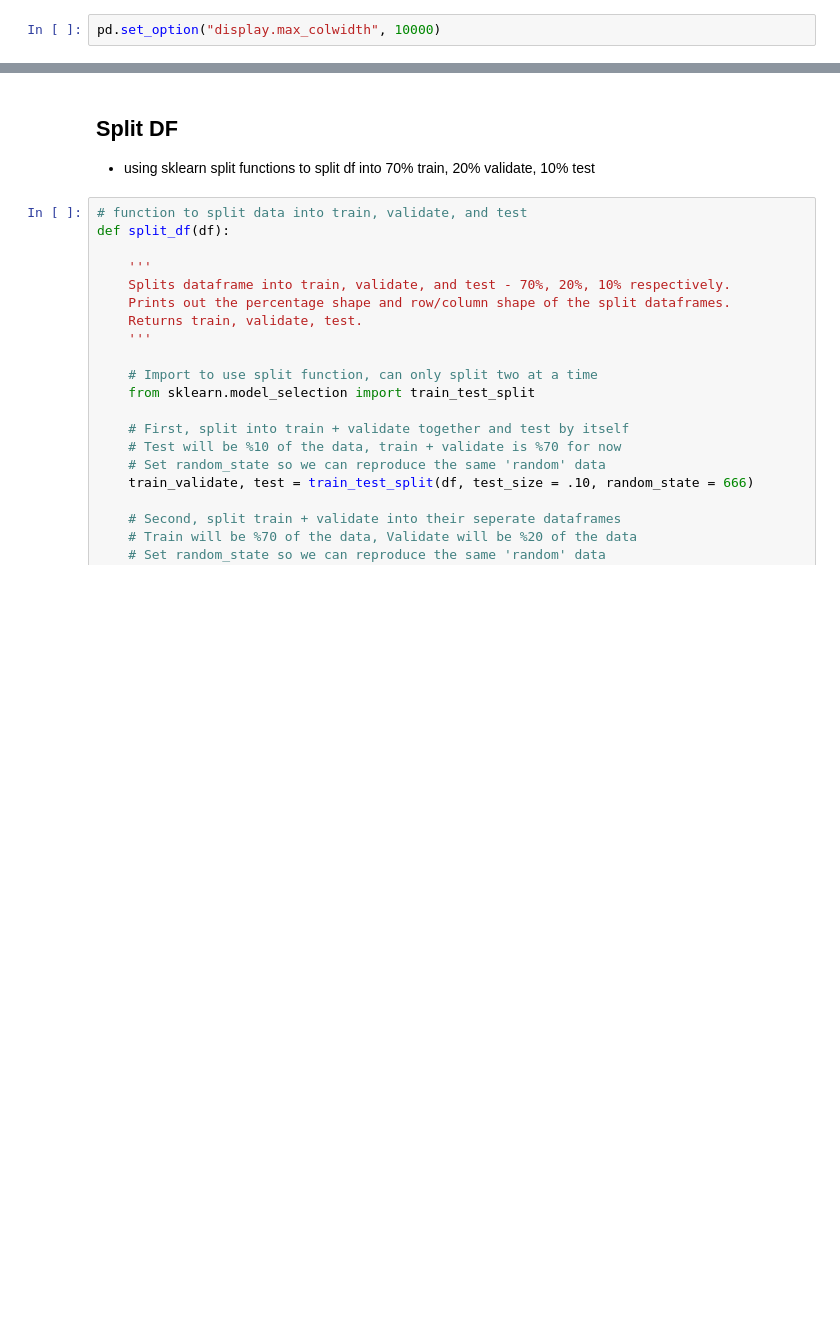
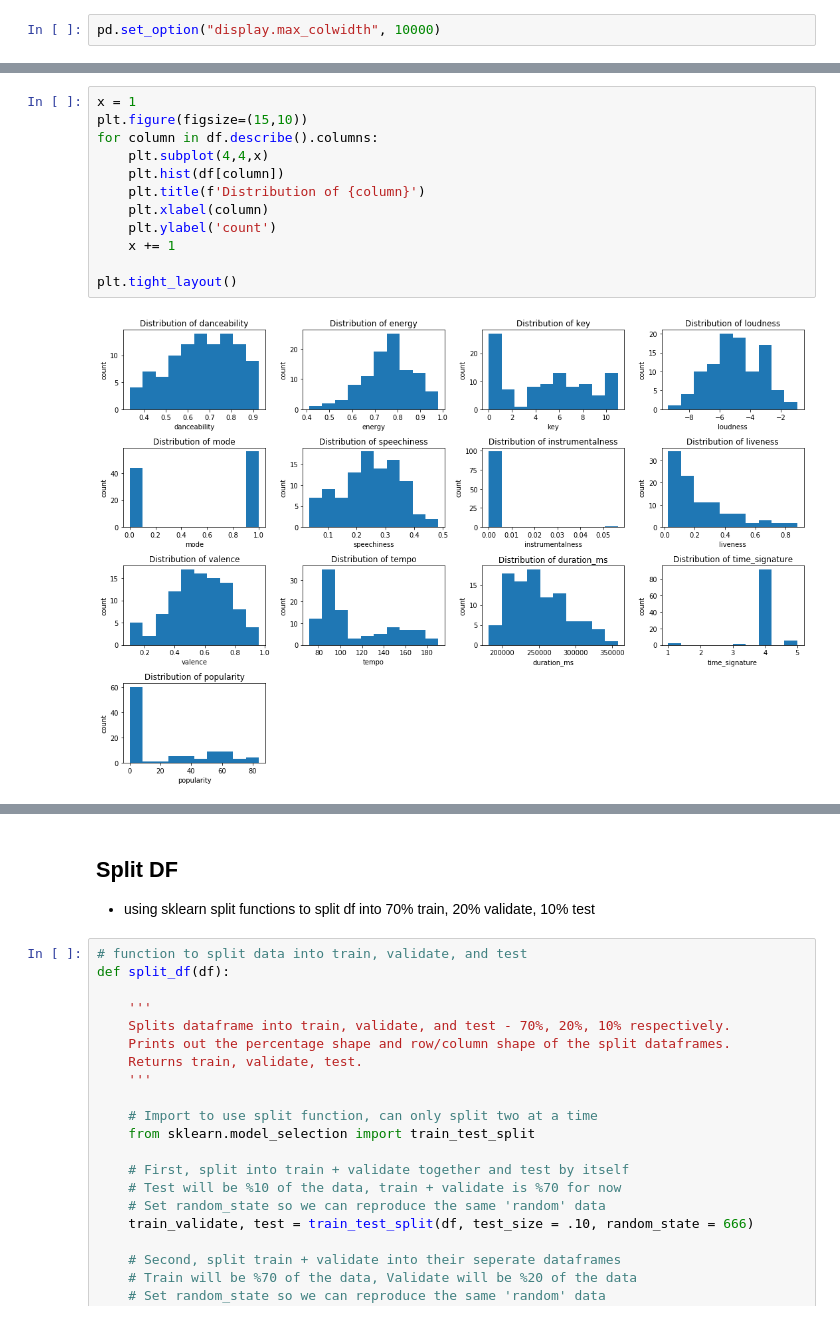
Before and after one commit to SpotiScryers/SpotiScry, a Jupyter notebook: Thompson_Prepare.ipynb, the cells around one changed output, grey strips where cells are left out. Cells and saved outputs as stored; diff of their text form; blank space fills up the shorter version.

```diff
--- a/Thompson_Prepare.ipynb
+++ b/Thompson_Prepare.ipynb
@@ -12,0 +23,14 @@ df = pd.read_csv('sample_data.csv')
+# %%
+x = 1
+plt.figure(figsize=(15,10))
+for column in df.describe().columns:
+    plt.subplot(4,4,x)
+    plt.hist(df[column])
+    plt.title(f'Distribution of {column}')
+    plt.xlabel(column)
+    plt.ylabel('count')
+    x += 1
+
+plt.tight_layout()
+# %% [output]
+[figure, added]
```
Also changed, not shown: parts of 18 cells of this notebook.
